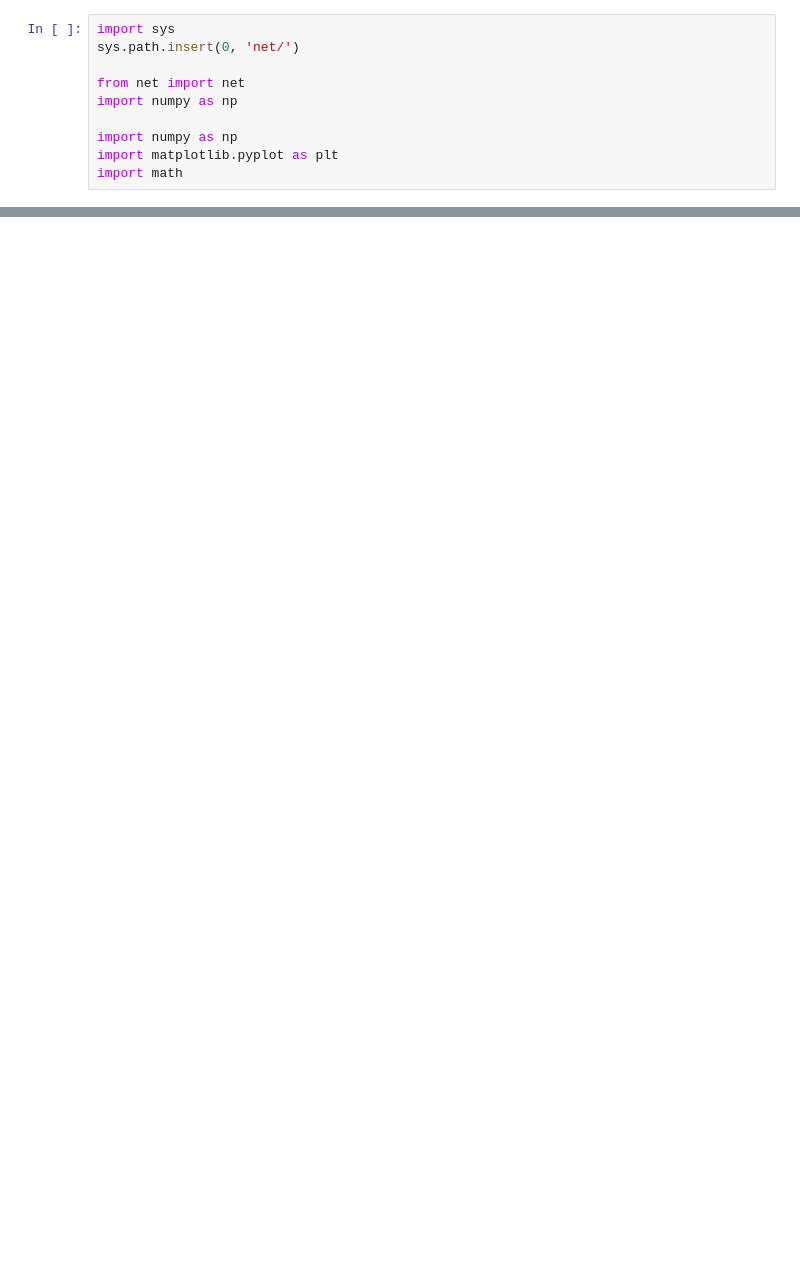
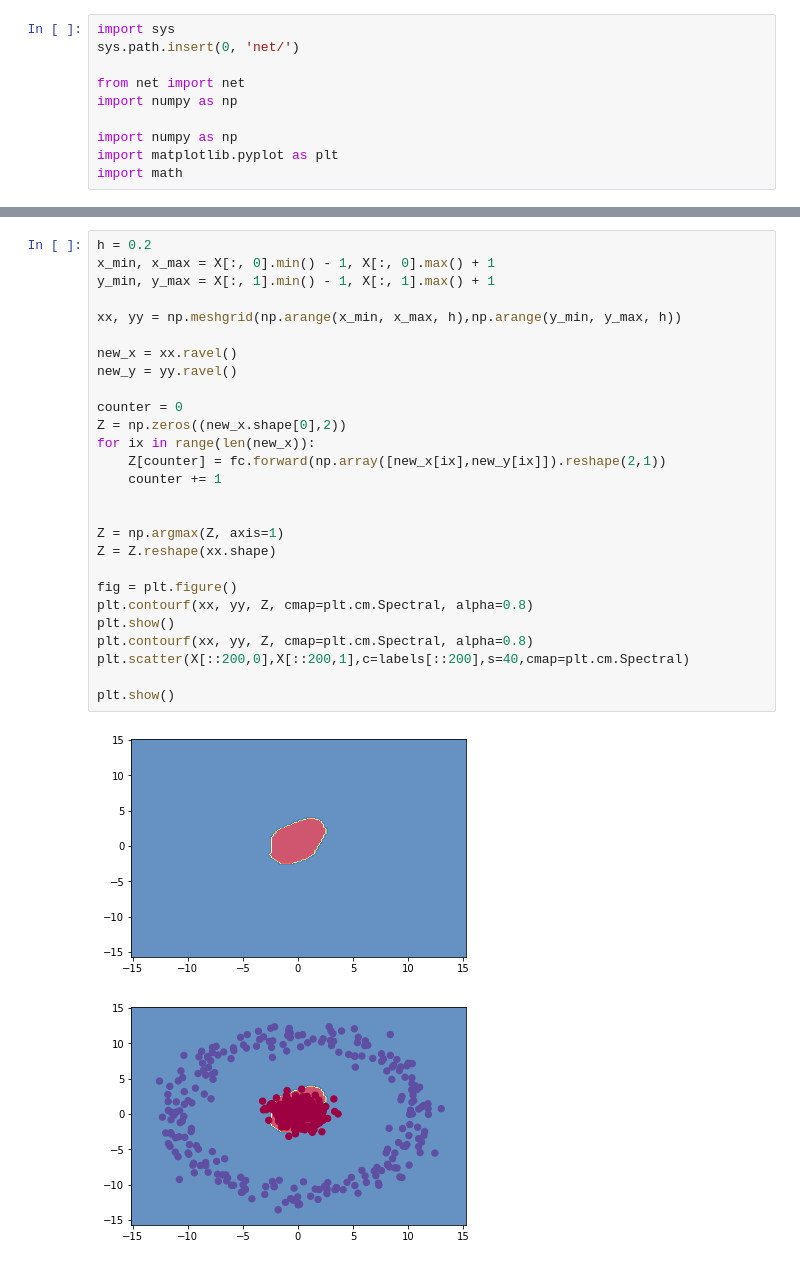
Before and after one commit to jordanott/CNN, a Jupyter notebook: Circular Clusters.ipynb, the cells around one changed output, grey strips where cells are left out. Cells and saved outputs as stored; diff of their text form; blank space fills up the shorter version.

```diff
--- a/Circular Clusters.ipynb
+++ b/Circular Clusters.ipynb
@@ -58,0 +77,30 @@ Accuracy: 0.9875
+# %%
+h = 0.2
+x_min, x_max = X[:, 0].min() - 1, X[:, 0].max() + 1
+y_min, y_max = X[:, 1].min() - 1, X[:, 1].max() + 1
+
+xx, yy = np.meshgrid(np.arange(x_min, x_max, h),np.arange(y_min, y_max, h))
+
+new_x = xx.ravel()
+new_y = yy.ravel()
+
+counter = 0
+Z = np.zeros((new_x.shape[0],2))
+for ix in range(len(new_x)):
+    Z[counter] = fc.forward(np.array([new_x[ix],new_y[ix]]).reshape(2,1))
+    counter += 1
+
+
+Z = np.argmax(Z, axis=1)
+Z = Z.reshape(xx.shape)
+
+fig = plt.figure()
+plt.contourf(xx, yy, Z, cmap=plt.cm.Spectral, alpha=0.8)
+plt.show()
+plt.contourf(xx, yy, Z, cmap=plt.cm.Spectral, alpha=0.8)
+plt.scatter(X[::200,0],X[::200,1],c=labels[::200],s=40,cmap=plt.cm.Spectral)
+
+plt.show()
+# %% [output]
+[figure, added]
+[figure, added]
```
Also changed, not shown: parts of 4 cells of this notebook, 15 other files.
